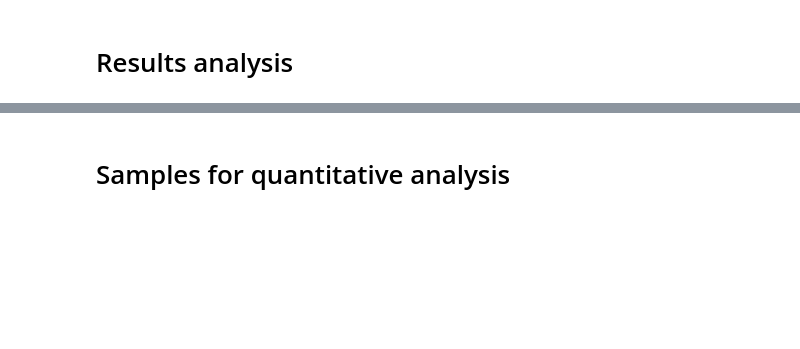
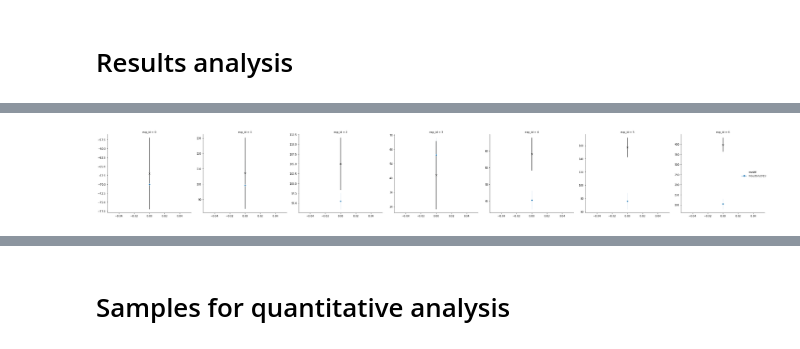
Before and after one commit to charleshouston/ion-channel-ABC, a Jupyter notebook: docs/examples/hl1/hl1-whole_cell.ipynb, the cells around one changed output, grey strips where cells are left out. Drawn from its saved outputs; the diff is of its cells as text; code cells hidden in the pictures; blank space fills up the shorter version.

```diff
--- a/docs/examples/hl1/hl1-whole_cell.ipynb
+++ b/docs/examples/hl1/hl1-whole_cell.ipynb
@@ -189 +210,10 @@ df.describe()
+# %%
+g = plot_sim_results(modelfile, ap,
+                     pacevar='engine.pace',
+                     tvar='phys.T',
+                     prev_runs=prev_runs,
+                     df=df, w=w,
+                     exclude_infs=True)
+# %% [output]
+[figure, added]
 # %%
```
Also changed, not shown: parts of 39 cells of this notebook, 1 other file.
